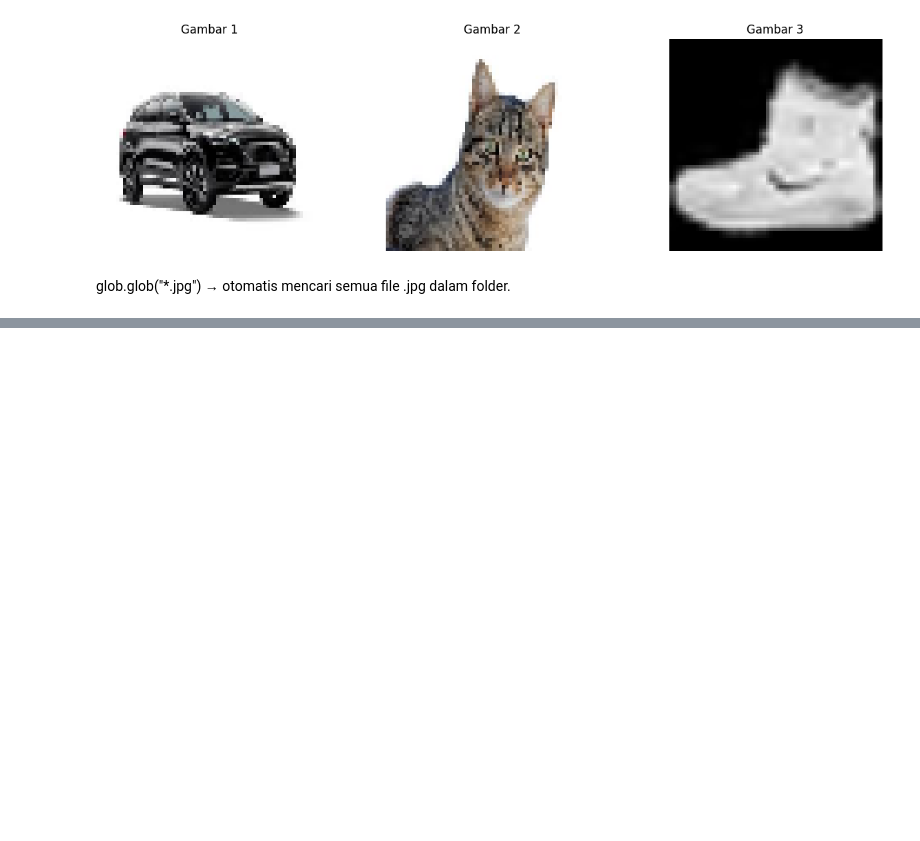
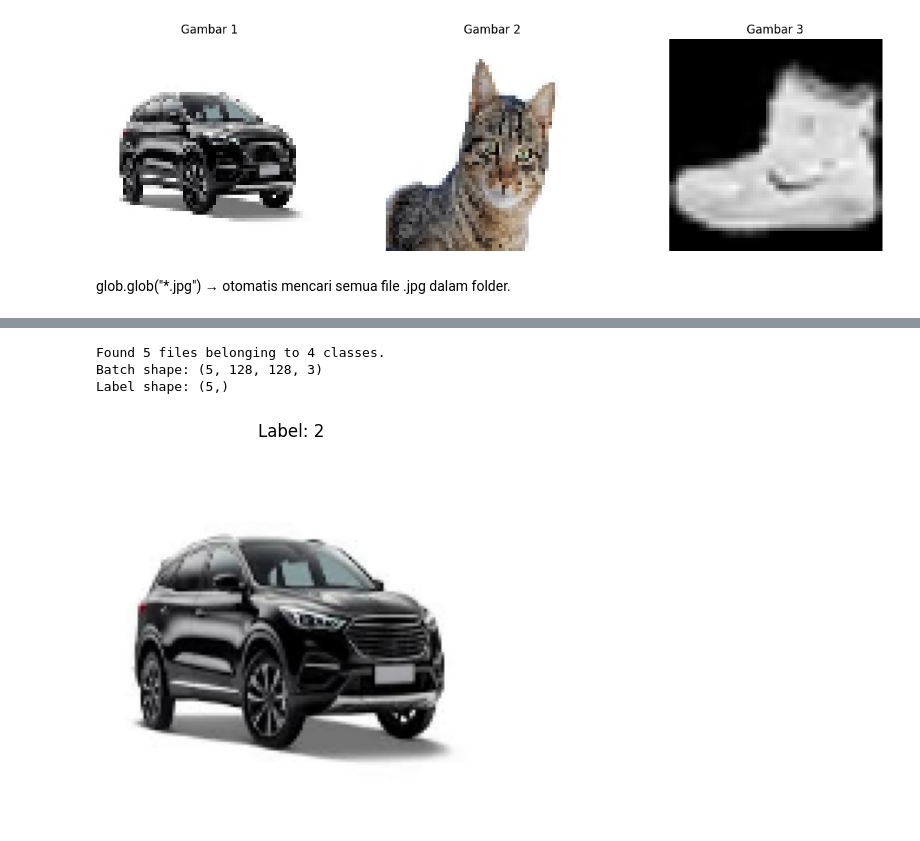
Before and after one commit to edycoleee/cnn2025, a Jupyter notebook: 01dasar.ipynb, the cells around one changed output, grey strips where cells are left out. Saved outputs shown, nothing was run; the diff lists cells and outputs as text; code cells hidden in the pictures; blank space fills up the shorter version.

```diff
--- a/01dasar.ipynb
+++ b/01dasar.ipynb
@@ -334,0 +371,21 @@ glob.glob("*.jpg") → otomatis mencari semua file .jpg dalam folder.
+# %%
+dataset = tf.keras.utils.image_dataset_from_directory(
+    "data",          # path folder
+    image_size=(128,128), # resize otomatis
+    color_mode="rgb",     # bisa "grayscale" atau "rgb"
+    batch_size=32
+)
+
+# Ambil batch pertama
+for images, labels in dataset.take(1):
+    print("Batch shape:", images.shape)   # (32, 128, 128, 3)
+    print("Label shape:", labels.shape)   # (32,)
+    plt.imshow(images[0].numpy().astype("uint8"))
+    plt.title(f"Label: {labels[0].numpy()}")
+    plt.axis("off")
+    plt.show()
+# %% [output]
+Found 5 files belonging to 4 classes.
+Batch shape: (5, 128, 128, 3)
+Label shape: (5,)
+[figure, added]
```
Also changed, not shown: parts of 5 cells of this notebook, 1 other file.
